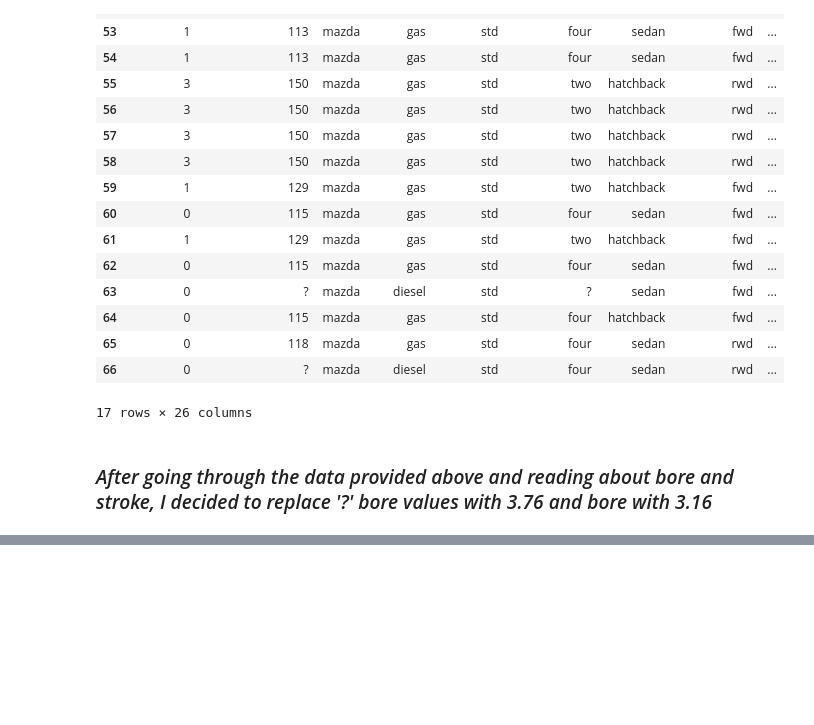
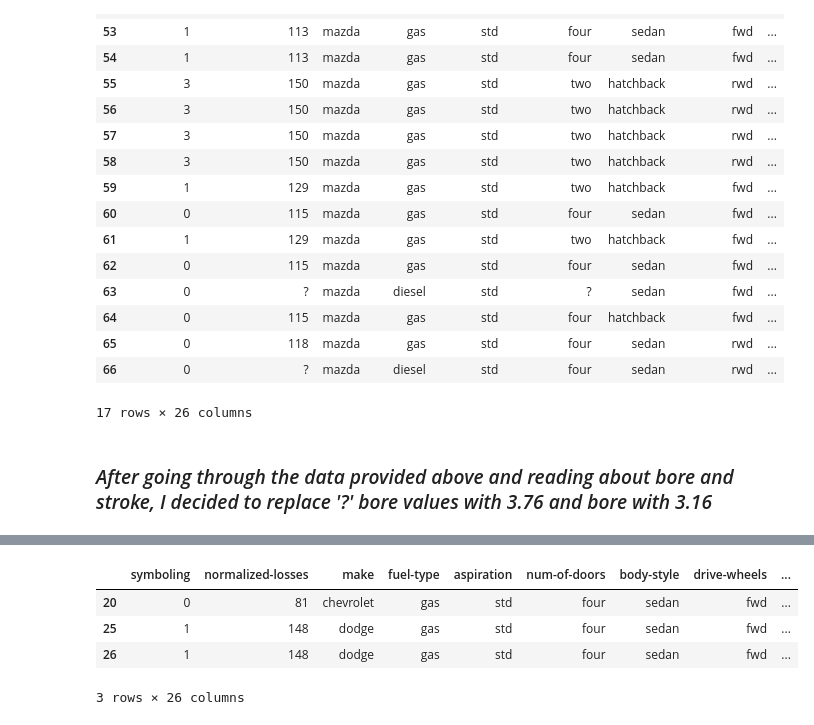
Before and after one commit to ghanalk1/Automobile-Price-Prediction, a Jupyter notebook: Automobile_Price_Prediction.ipynb, the cells around one changed output, grey strips where cells are left out. Cells and saved outputs as stored; diff of their text form; code cells hidden in the pictures; blank space fills up the shorter version.

```diff
--- a/Automobile_Price_Prediction.ipynb
+++ b/Automobile_Price_Prediction.ipynb
@@ -118,0 +187,9 @@ for i in range(55, 59):
+# %%
+# checking price for sedan with less than 100hp
+auto[(auto['body-style'] == 'sedan') & (auto['horsepower'] < 100)].head(3)
+# %% [output]
+|  | symboling | normalized-losses | make | fuel-type | aspiration | num-of-doors | body-style | drive-wheels | ... |
+| 20 | 0 | 81 | chevrolet | gas | std | four | sedan | fwd | ... |
+| 25 | 1 | 148 | dodge | gas | std | four | sedan | fwd | ... |
+| 26 | 1 | 148 | dodge | gas | std | four | sedan | fwd | ... |
+3 rows × 26 columns
```
Also changed, not shown: parts of 23 cells of this notebook.
